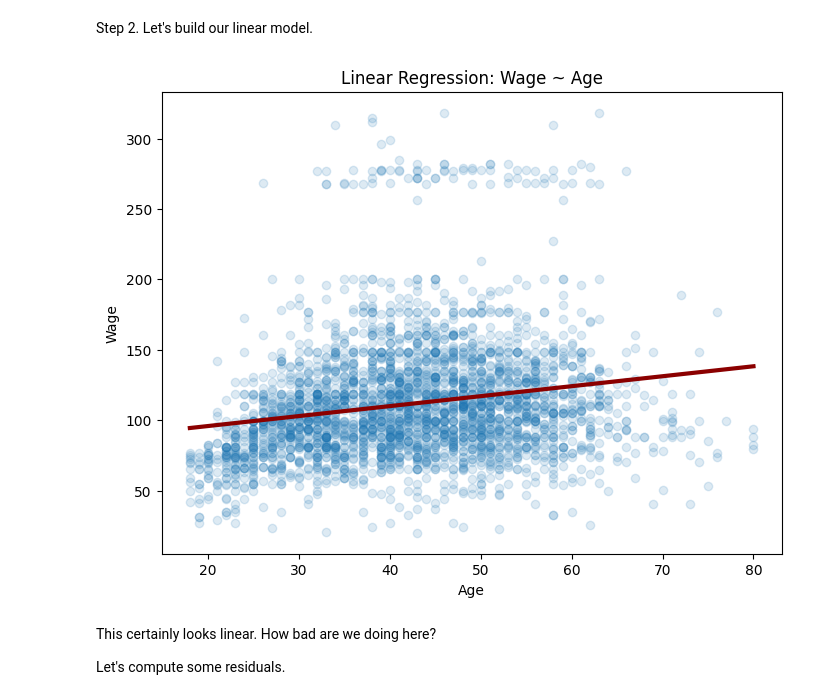
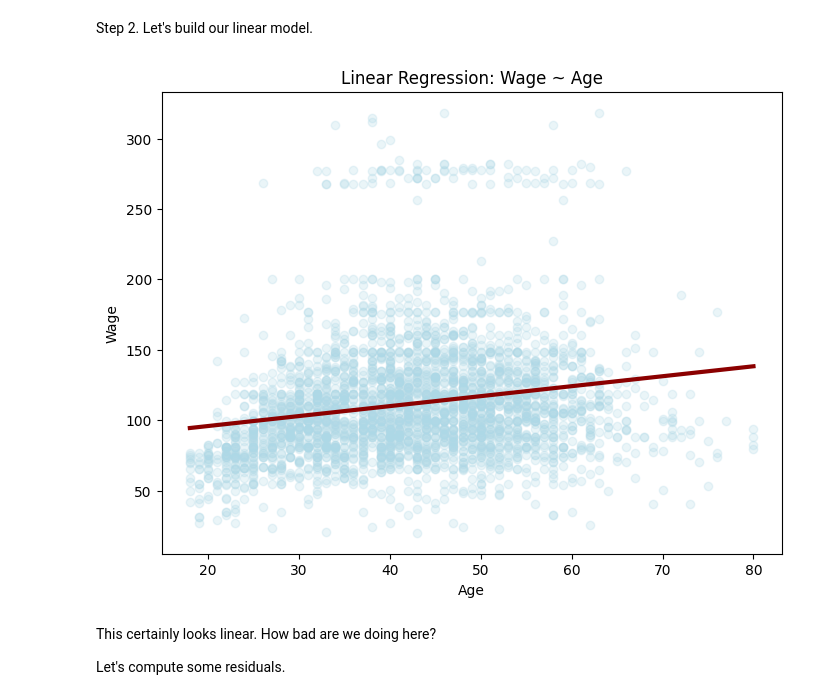
Before and after one commit to AdaptiveMesh/GAM_intro, a Jupyter notebook: gam_prep.ipynb, the cells around one changed output. Cells and saved outputs as stored; diff of their text form; code cells hidden in the pictures.

```diff
--- a/gam_prep.ipynb
+++ b/gam_prep.ipynb
@@ -29,24 +29,25 @@ plt.show()
 # %% [markdown]
 Step 2. Let's build our linear model.
 # %%
-X = sm.add_constant(Wage[['age']])   # design matrix with intercept
-lm = sm.OLS(y, X).fit()
+X = sm.add_constant(Wage[['age']])   # matrix with intercept
+lm = sm.OLS(y, X).fit() # least squares
 
-# Prediction grid
+# new grid
 X_new = sm.add_constant(pd.DataFrame({'age': age_grid}))
 
+# least squares on new grid
 y_hat = lm.predict(X_new)
 
 # Plot
 plt.figure(figsize=(8, 6))
-plt.scatter(age, y, alpha=0.15)#, color='gray')
+plt.scatter(age, y, alpha=0.25, color = 'lightblue')
 plt.plot(age_grid, y_hat, linewidth=3, color ='darkred')
 plt.xlabel("Age")
 plt.ylabel("Wage")
 plt.title("Linear Regression: Wage ~ Age")
 plt.show()
 # %% [output]
-[figure, old version]
+[figure, new version]
 # %% [markdown]
 This certainly looks linear. How bad are we doing here?
 
```
Also changed, not shown: parts of 18 cells of this notebook.
